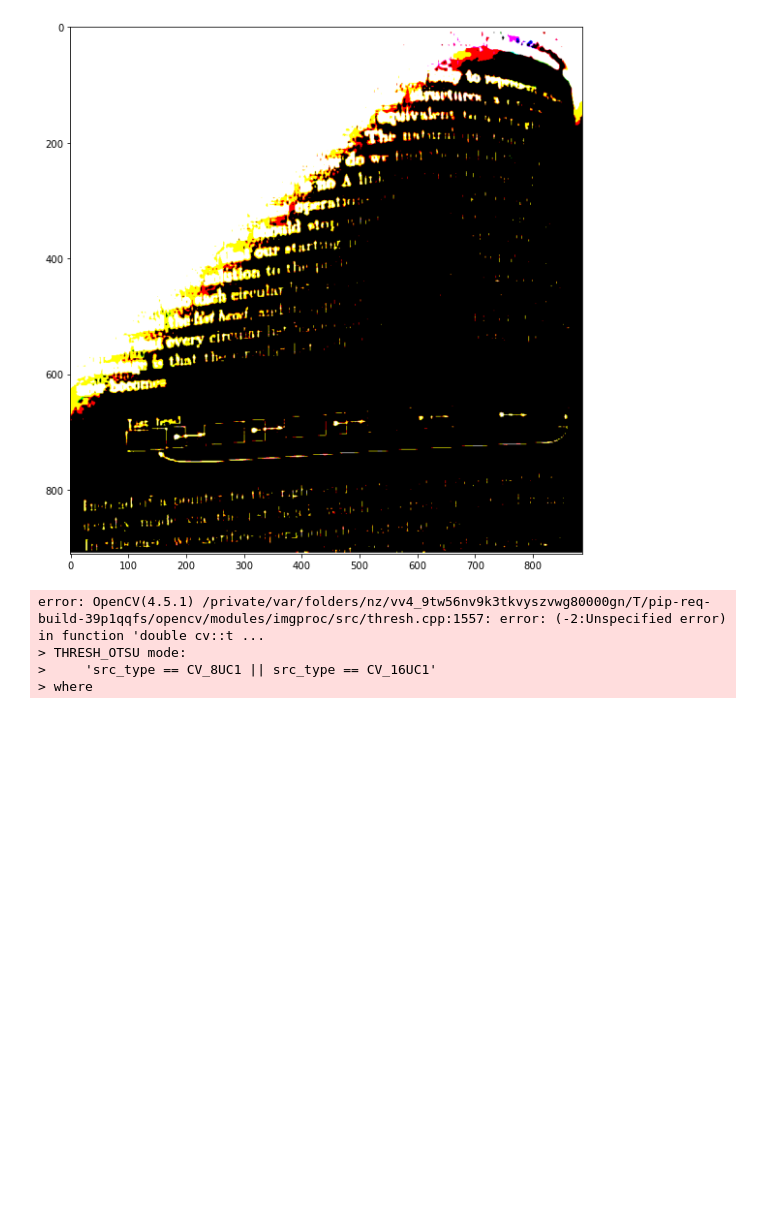
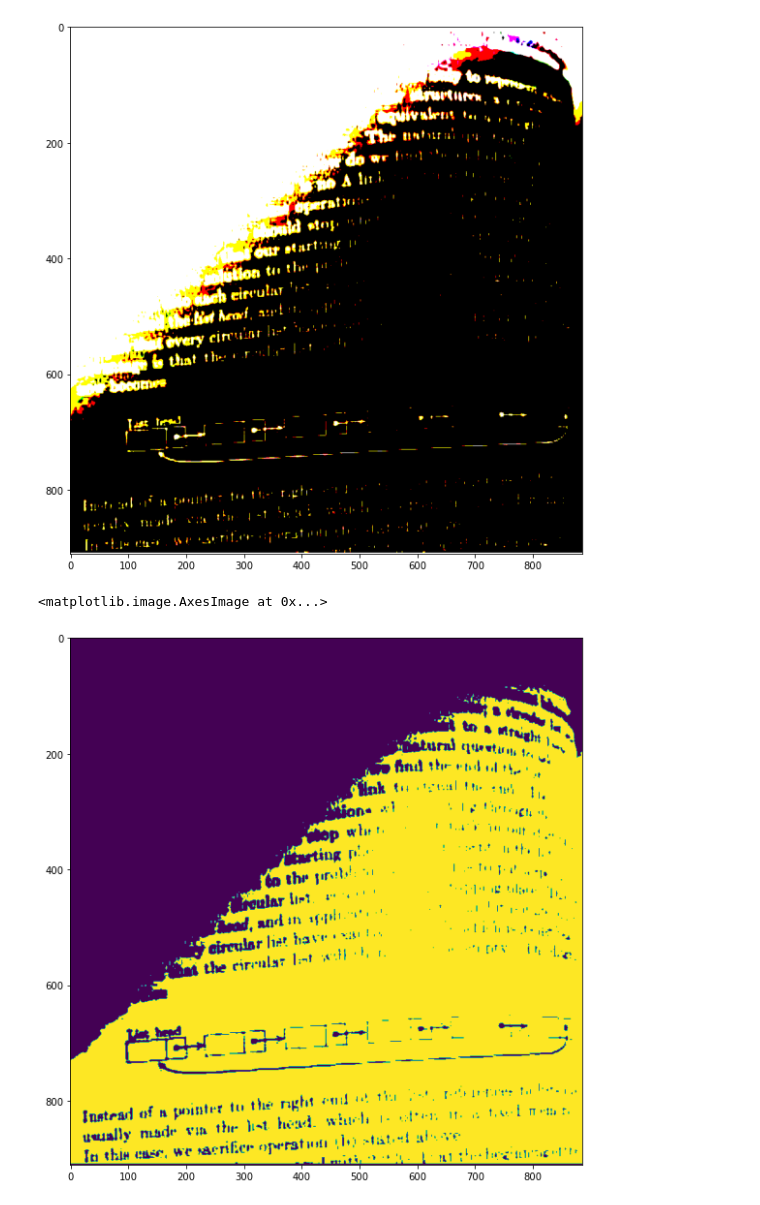
Before and after one commit to jobyid/ComputerVision, a Jupyter notebook: 6. Computer Vision/05. Edge detection, perspective transform and Morphological transformations/Thresholding.ipynb, the cells around one changed output. Cells and saved outputs as stored; diff of their text form; code cells hidden in the pictures; blank space fills up the shorter version.

```diff
--- a/6. Computer Vision/05. Edge detection, perspective transform and Morphological transformations/Thresholding.ipynb
+++ b/6. Computer Vision/05. Edge detection, perspective transform and Morphological transformations/Thresholding.ipynb
@@ -45,14 +45,13 @@ plt.imshow(thresh3)
 # %%
 # Now apply Otsu's thresholding to the same images, always make sure to start with a copy of the original image
 ot = text_2.copy()
-ret, thresh4 = cv2.threshold(ot,65, 255, cv2.THRESH_OTSU)
+ot = cv2.cvtColor(ot, cv2.COLOR_BGR2GRAY)
+ret, thresh4 = cv2.threshold(ot,0, 255, cv2.THRESH_OTSU)
 plt.figure(figsize = (12,10))
 plt.imshow(thresh4)
 # %% [output]
-error: OpenCV(4.5.1) /private/var/folders/nz/vv4_9tw56nv9k3tkvyszvwg80000gn/T/pip-req-build-39p1qqfs/opencv/modules/imgproc/src/thresh.cpp:1557: error: (-2:Unspecified error) in function 'double cv::t ...
-> THRESH_OTSU mode:
->     'src_type == CV_8UC1 || src_type == CV_16UC1'
-> where
+<matplotlib.image.AxesImage at 0x...>
+[figure, added]
 # %%
 # Now try to first apply Gaussian Blur to the image and then Otsu thresholding
 # %%
```
